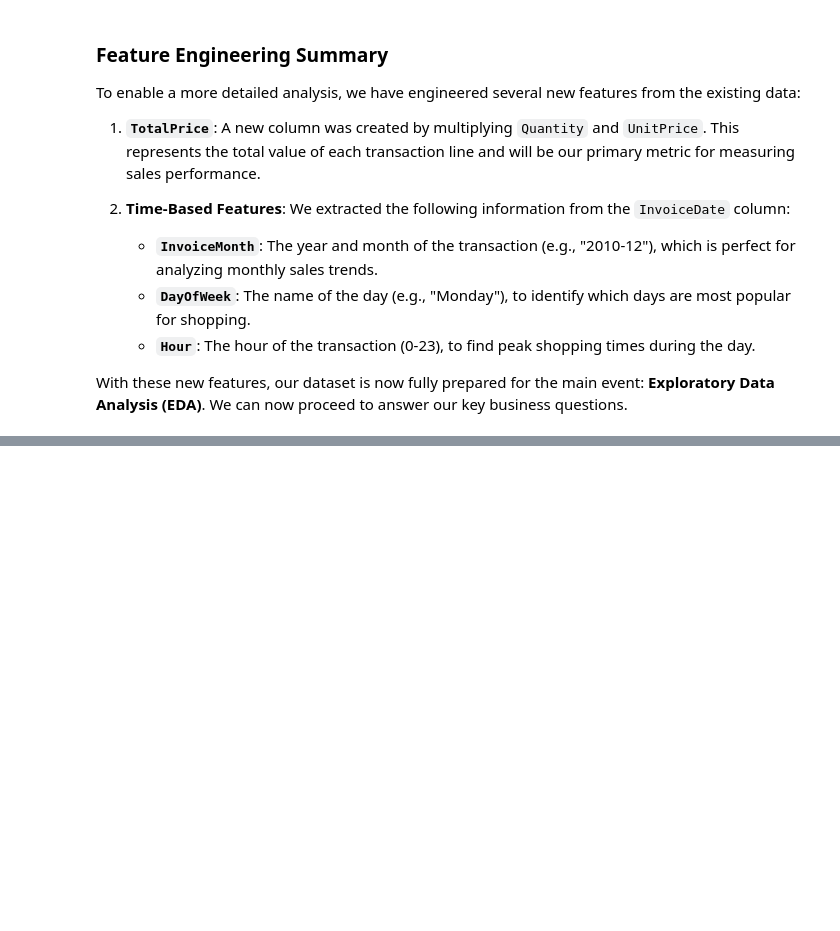
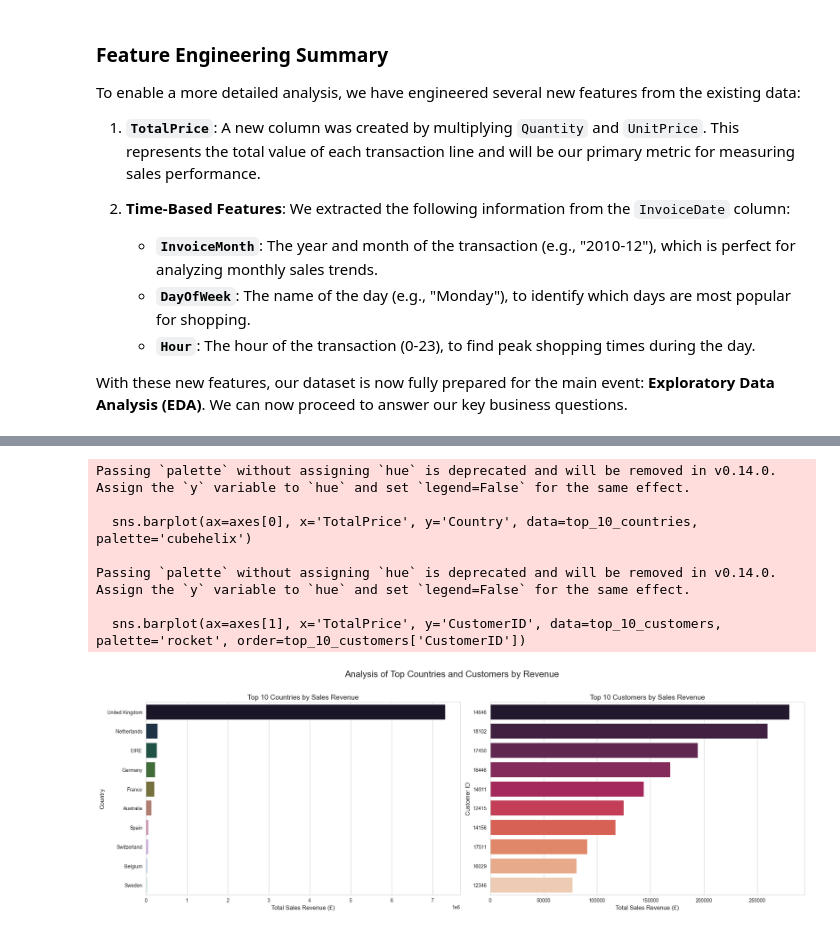
Before and after one commit to takzen/ecommerce-sales-analysis, a Jupyter notebook: ecommerce_analysis.ipynb, the cells around one changed output, grey strips where cells are left out. Drawn from its saved outputs; the diff is of its cells as text; code cells hidden in the pictures; blank space fills up the shorter version.

```diff
--- a/ecommerce_analysis.ipynb
+++ b/ecommerce_analysis.ipynb
@@ -209,0 +310,57 @@ With these new features, our dataset is now fully prepared for the main event: *
+# %%
+# Section 6.3: Who are our best customers and where are they from?
+
+# --- Step 1: Create a figure with two subplots ---
+fig, axes = plt.subplots(1, 2, figsize=(20, 7))
+fig.suptitle('Analysis of Top Countries and Customers by Revenue', fontsize=18)
+
+# --- Step 2: Analyze Sales by Country ---
+
+# Aggregate sales by country
+country_sales = df_clean.groupby('Country')['TotalPrice'].sum().reset_index()
+
+# Sort by sales and get the top 10 countries
+top_10_countries = country_sales.sort_values(by='TotalPrice', ascending=False).head(10)
+
+# Create the bar plot for countries
+sns.barplot(ax=axes[0], x='TotalPrice', y='Country', data=top_10_countries, palette='cubehelix')
+axes[0].set_title('Top 10 Countries by Sales Revenue', fontsize=14)
+axes[0].set_xlabel('Total Sales Revenue (£)', fontsize=12)
+axes[0].set_ylabel('Country', fontsize=12)
+
+
+# --- Step 3: Analyze Sales by Customer ---
+
+# Aggregate sales by customer ID
+customer_sales = df_clean.groupby('CustomerID')['TotalPrice'].sum().reset_index()
+
+# Sort by sales and get the top 10 customers
+top_10_customers = customer_sales.sort_values(by='TotalPrice', ascending=False).head(10)
+
+# We need to convert CustomerID to string for plotting on a categorical axis
+top_10_customers['CustomerID'] = top_10_customers['CustomerID'].astype(str)
+
+# Create the bar plot for customers
+sns.barplot(ax=axes[1], x='TotalPrice', y='CustomerID', data=top_10_customers, palette='rocket', order=top_10_customers['CustomerID'])
+axes[1].set_title('Top 10 Customers by Sales Revenue', fontsize=14)
+axes[1].set_xlabel('Total Sales Revenue (£)', fontsize=12)
+axes[1].set_ylabel('Customer ID', fontsize=12)
+
+
+# --- Step 4: Final Adjustments and Saving ---
+plt.tight_layout(rect=[0, 0, 1, 0.96])
+
+# Save the entire figure
+plt.savefig('images/top_countries_customers.png', bbox_inches='tight')
+
+# Display the plots
+plt.show()
+# %% [output]
+Passing `palette` without assigning `hue` is deprecated and will be removed in v0.14.0. Assign the `y` variable to `hue` and set `legend=False` for the same effect.
+
+  sns.barplot(ax=axes[0], x='TotalPrice', y='Country', data=top_10_countries, palette='cubehelix')
+
+Passing `palette` without assigning `hue` is deprecated and will be removed in v0.14.0. Assign the `y` variable to `hue` and set `legend=False` for the same effect.
+
+  sns.barplot(ax=axes[1], x='TotalPrice', y='CustomerID', data=top_10_customers, palette='rocket', order=top_10_customers['CustomerID'])
+[figure, added]
```
Also changed, not shown: parts of 6 cells of this notebook, 3 other files.
